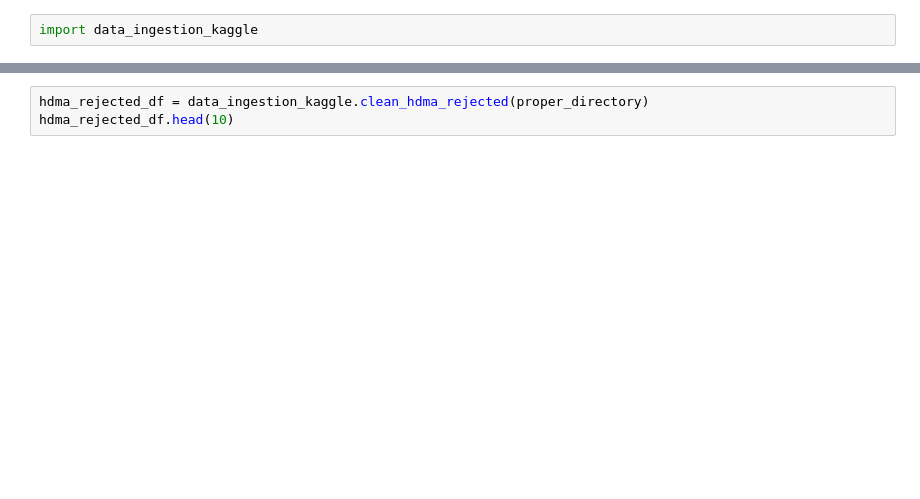
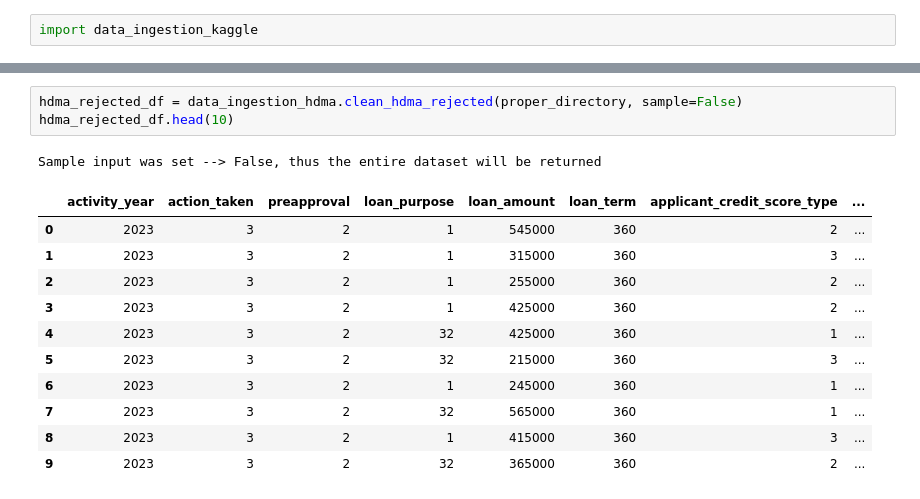
Before and after one commit to novoni01/credit-risk-assessment, a Jupyter notebook: ETL/working_module.ipynb, the cells around one changed output, grey strips where cells are left out. Cells and saved outputs as stored; diff of their text form; blank space fills up the shorter version.

```diff
--- a/ETL/working_module.ipynb
+++ b/ETL/working_module.ipynb
@@ -22,6 +77,19 @@ hdma_accepted_df.head(10)
 # %%
-hdma_rejected_df = data_ingestion_kaggle.clean_hdma_rejected(proper_directory)
+hdma_rejected_df = data_ingestion_hdma.clean_hdma_rejected(proper_directory, sample=False)
 hdma_rejected_df.head(10)
+# %% [output]
+Sample input was set --> False, thus the entire dataset will be returned
+|  | activity_year | action_taken | preapproval | loan_purpose | loan_amount | loan_term | applicant_credit_score_type | ... |
+| 0 | 2023 | 3 | 2 | 1 | 545000 | 360 | 2 | ... |
+| 1 | 2023 | 3 | 2 | 1 | 315000 | 360 | 3 | ... |
+| 2 | 2023 | 3 | 2 | 1 | 255000 | 360 | 2 | ... |
+| 3 | 2023 | 3 | 2 | 1 | 425000 | 360 | 2 | ... |
+| 4 | 2023 | 3 | 2 | 32 | 425000 | 360 | 1 | ... |
+| 5 | 2023 | 3 | 2 | 32 | 215000 | 360 | 3 | ... |
+| 6 | 2023 | 3 | 2 | 1 | 245000 | 360 | 1 | ... |
+| 7 | 2023 | 3 | 2 | 32 | 565000 | 360 | 1 | ... |
+| 8 | 2023 | 3 | 2 | 1 | 415000 | 360 | 3 | ... |
+| 9 | 2023 | 3 | 2 | 32 | 365000 | 360 | 2 | ... |
 # %%
 #Delete all big files (kaggle datasets in particular) to safely upload code to github
 data_ingestion_kaggle.delete_large_files(proper_directory)
```
Also changed, not shown: parts of 10 cells of this notebook, 3 other files.
